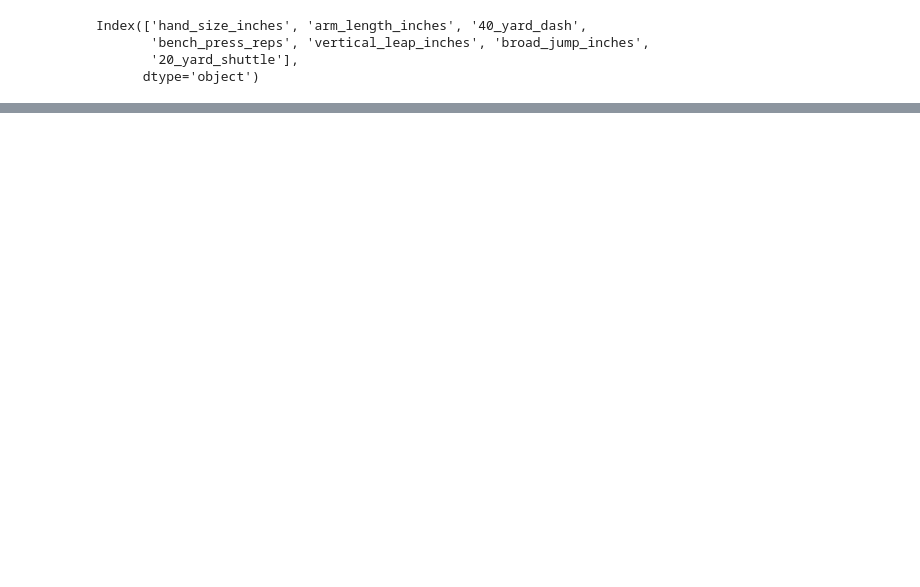
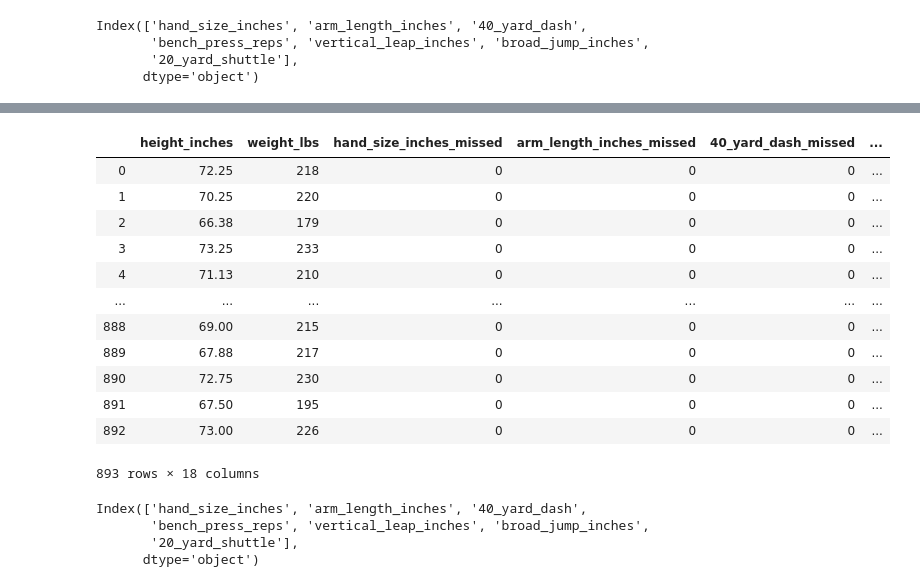
Before and after one commit to michaelpallante/nfl_combine_classification_modeling, a Jupyter notebook: notebooks/nfl_combine_data_cleaning.ipynb, the cells around one changed output, grey strips where cells are left out. Saved outputs shown, nothing was run; the diff lists cells and outputs as text; code cells hidden in the pictures; blank space fills up the shorter version.

```diff
--- a/notebooks/nfl_combine_data_cleaning.ipynb
+++ b/notebooks/nfl_combine_data_cleaning.ipynb
@@ -530,0 +541,23 @@ KeyError: "['index'] not found in axis"
+# %%
+model_df
+# %% [output]
+|  | height_inches | weight_lbs | hand_size_inches_missed | arm_length_inches_missed | 40_yard_dash_missed | ... |
+| 0 | 72.25 | 218 | 0 | 0 | 0 | ... |
+| 1 | 70.25 | 220 | 0 | 0 | 0 | ... |
+| 2 | 66.38 | 179 | 0 | 0 | 0 | ... |
+| 3 | 73.25 | 233 | 0 | 0 | 0 | ... |
+| 4 | 71.13 | 210 | 0 | 0 | 0 | ... |
+| ... | ... | ... | ... | ... | ... | ... |
+| 888 | 69.00 | 215 | 0 | 0 | 0 | ... |
+| 889 | 67.88 | 217 | 0 | 0 | 0 | ... |
+| 890 | 72.75 | 230 | 0 | 0 | 0 | ... |
+| 891 | 67.50 | 195 | 0 | 0 | 0 | ... |
+| 892 | 73.00 | 226 | 0 | 0 | 0 | ... |
+893 rows × 18 columns
+# %%
+missing_cols
+# %% [output]
+Index(['hand_size_inches', 'arm_length_inches', '40_yard_dash',
+       'bench_press_reps', 'vertical_leap_inches', 'broad_jump_inches',
+       '20_yard_shuttle'],
+      dtype='object')
```
Also changed, not shown: parts of 11 cells of this notebook.
